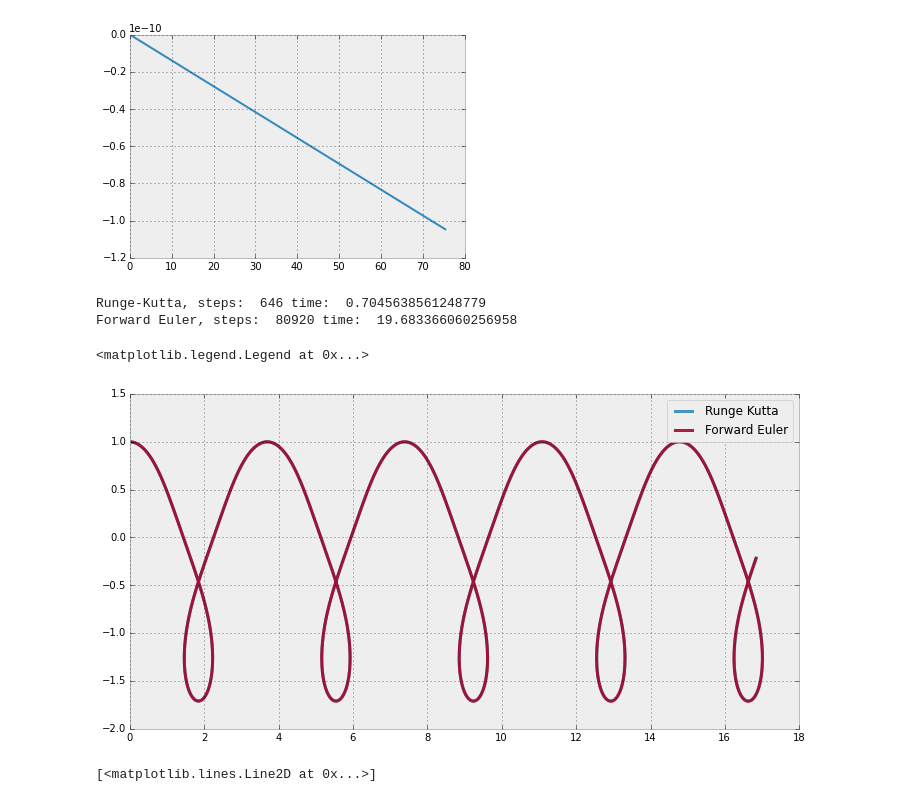
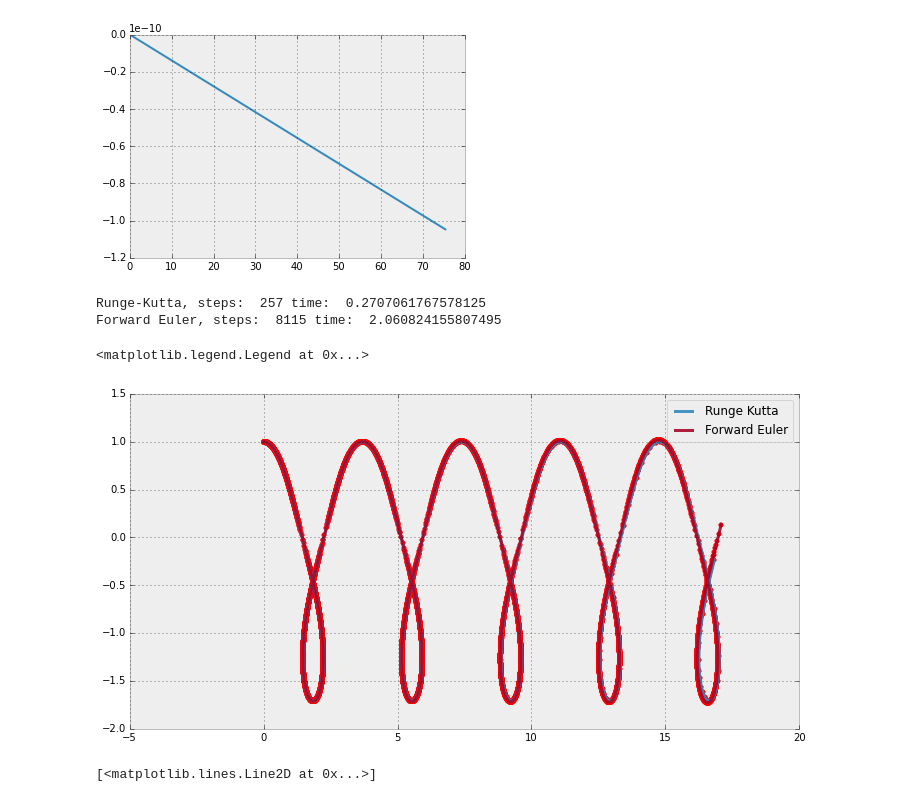
Before and after one commit to nordam/ComputationalPhysics, a Jupyter notebook: Notebooks/ODE.ipynb, the cells around one changed output. Cells and saved outputs as stored; diff of their text form; code cells hidden in the pictures.

```diff
--- a/Notebooks/ODE.ipynb
+++ b/Notebooks/ODE.ipynb
@@ -807,45 +807,46 @@ def variableIntegrate(Tmax, h0, tol, integrator):
                 h = h/2
             else:
                 t += h
                 h = 1.5*h
                 x = x1
                 v = v1
                 flag = False
         X.append(x)
         V.append(v)
     T = np.array(T)
     X = np.array(X)
     V = np.array(V)
     return T, X, V
 
 Tmax = 12*np.pi
-h0   = 1e-2
-tol  = 1e-8
+h0   = 1e-1
+tol  = 1e-6
 
 # Figure parameters
 plt.figure(figsize = (12,6))
 linewidth = 3
 alpha = 0.9
 
 tic = time()
-T, X, V = variableIntegrate(Tmax, h0, tol, rungeKutta)
+Tr, Xr, Vr = variableIntegrate(Tmax, h0, tol, rungeKutta)
 toc = time()
-print('Runge-Kutta, steps: ', len(T), 'time: ', toc - tic)
-plt.plot(X[:,0], X[:,1], label = 'Runge Kutta', lw = linewidth, alpha = alpha)
+print('Runge-Kutta, steps: ', len(Tr), 'time: ', toc - tic)
+plt.plot(Xr[:,0], Xr[:,1], label = 'Runge Kutta', lw = linewidth, alpha = alpha)
+plt.scatter(Xr[:,0], Xr[:,1], marker = 'o', s = 20, color = 'r')
 
 tic = time()
-T, X, V = variableIntegrate(Tmax, h0, tol, forwardEuler)
+Te, Xe, Ve = variableIntegrate(Tmax, h0, tol, forwardEuler)
 toc = time()
-print('Forward Euler, steps: ', len(T), 'time: ', toc - tic)
-plt.plot(X[:,0], X[:,1], label = 'Forward Euler', lw = linewidth, alpha = alpha)
-
+print('Forward Euler, steps: ', len(Te), 'time: ', toc - tic)
+plt.plot(Xe[:,0], Xe[:,1], label = 'Forward Euler', lw = linewidth, alpha = alpha)
+plt.scatter(Xe[:,0], Xe[:,1], marker = 'o', s = 20, color = 'r')
 
 plt.legend(loc = 'best')
 # %% [output]
-Runge-Kutta, steps:  646 time:  0.7045638561248779
-Forward Euler, steps:  80920 time:  19.683366060256958
+Runge-Kutta, steps:  257 time:  0.2707061767578125
+Forward Euler, steps:  8115 time:  2.060824155807495
 <matplotlib.legend.Legend at 0x...>
-[figure, old version]
+[figure, new version]
 # %%
 plt.plot(T[1:], T[1:]-T[:-1], marker = '.')
 # %% [output]
```
